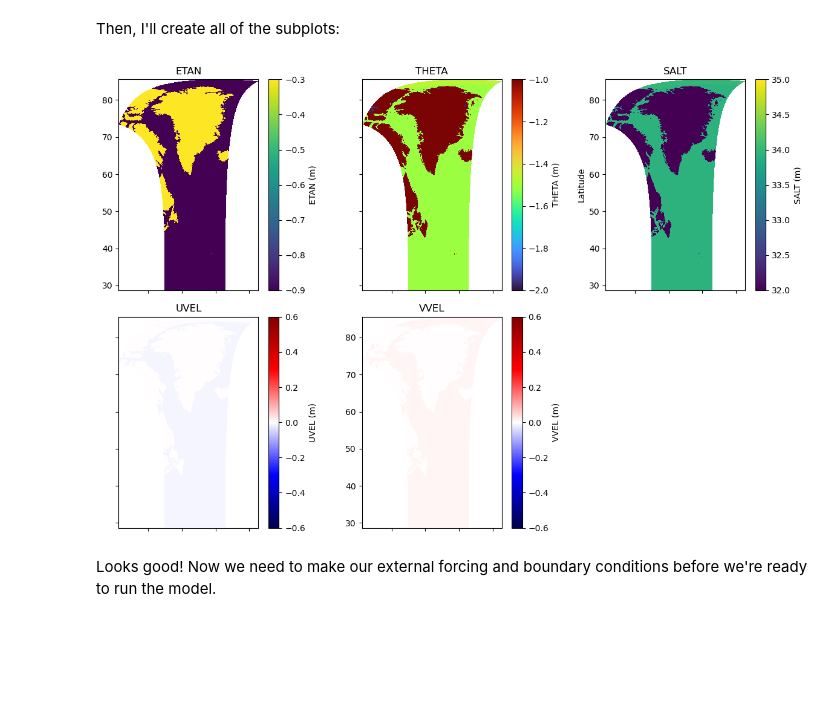
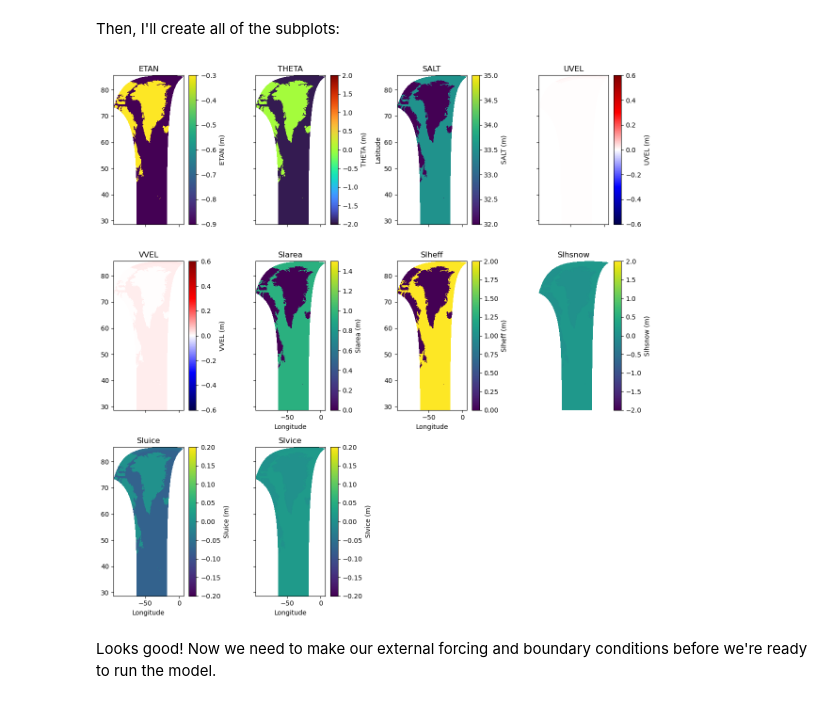
Before and after one commit to EddieNguyen2012/IcebergModeling, a Jupyter notebook: Notebooks/Creating Initial Conditions.ipynb, the cells around one changed output. Cells and saved outputs as stored; diff of their text form; code cells hidden in the pictures; blank space fills up the shorter version.

```diff
--- a/Notebooks/Creating Initial Conditions.ipynb
+++ b/Notebooks/Creating Initial Conditions.ipynb
@@ -202,16 +218,16 @@ init_grids = []
 # loop through each variable to read in the grid
 for variable_name in variable_names:
 
-    if variable_name == 'ETAN':
-        ds = nc4.Dataset(os.path.join(data_folder,file_prefix_dict[variable_name]))
-        grid = ds.variables[variable_name][:,:,:,:]
-        ds.close()
-    elif 'VEL' in variable_name:
+    if 'VEL' in variable_name:
         ds = nc4.Dataset(os.path.join(data_folder,'UVELMASS_1992.nc'))
         u_grid = ds.variables['UVELMASS'][:,:,:,:,:]
         ds.close()
         ds = nc4.Dataset(os.path.join(data_folder,'VVELMASS_1992.nc'))
         v_grid = ds.variables['VVELMASS'][:,:,:,:,:]
+        ds.close()
+    elif variable_name in ['ETAN', 'SIarea', 'SIheff', 'SIhsnow', 'SIuice', 'SIvice']:
+        ds = nc4.Dataset(os.path.join(data_folder,file_prefix_dict[variable_name]))
+        grid = ds.variables[variable_name][:,:,:,:]
         ds.close()
     else:
         ds = nc4.Dataset(os.path.join(data_folder,file_prefix_dict[variable_name]))
@@ -220,7 +236,7 @@ for variable_name in variable_names:
 
     # create a grid of zeros to fill in
     N = np.shape(grid)[-1]*np.shape(grid)[-2]
-    if variable_name == 'ETAN':
+    if variable_name in ['ETAN', 'SIarea', 'SIheff', 'SIhsnow', 'SIuice', 'SIvice']:
         init_grid = np.zeros((1, N*len(tile_list)))
     else:
         init_grid = np.zeros((np.size(ecco_RF_tiles[1]), N*len(tile_list)))
@@ -228,7 +244,7 @@ for variable_name in variable_names:
     # loop through the tiles
     points_counted = 0
     for tile_number in tile_list:
-        if variable_name == 'ETAN':
+        if variable_name in ['ETAN', 'SIarea', 'SIheff', 'SIhsnow', 'SIuice', 'SIvice']:
             init_grid[0,points_counted:points_counted+N] = \
                  grid[0, tile_number-1, :, :].ravel()
         elif 'VEL' in variable_name: # when using velocity, need to consider the tile rotations
@@ -283,7 +299,7 @@ for variable_name, init_grid in zip(variable_names, init_grids):
     # uncomment to use
     print('    - Interpolating the '+variable_name+' grid')
 
-    if variable_name == 'ETAN':
+    if variable_name in ['ETAN', 'SIarea', 'SIheff', 'SIhsnow', 'SIuice', 'SIvice']:
         model_mask = mask[:1,:,:]
     else:
         model_mask = mask
@@ -307,51 +323,57 @@ for variable_name, init_grid in zip(variable_names, init_grids):
 Now that the fields have been generated, I will plot them to ensure they look as expected. First, I'll generate some metadata for each one:
 # %%
 meta_dict = {'ETAN':[-0.9, -0.3, 'viridis', 'm'],
-            'THETA':[-2, -1, 'turbo', 'm'],
+            'THETA':[-2, 2, 'turbo', 'm'],
             'SALT':[32, 35, 'viridis', 'm'],
             'UVEL':[-0.6, 0.6, 'seismic', 'm'],
-            'VVEL':[-0.6, 0.6, 'seismic', 'm']}
+            'VVEL':[-0.6, 0.6, 'seismic', 'm'],
+            'SIarea':[0, 1.5, 'viridis', 'm'],
+            'SIheff':[0, 2, 'viridis', 'm'],
+            'SIhsnow':[-2, 2, 'viridis', 'm'],
+            'SIuice':[-0.2, 0.2, 'viridis', 'm'],
+            'SIvice':[-0.2, 0.2, 'viridis', 'm']
+             }
 # %% [markdown]
 Then, I'll create all of the subplots:
 # %%
-fig = plt.figure(figsize=(12,8))
+fig = plt.figure(figsize=(12,12))
 
 
 for i in range(len(variable_names)):
     variable_name = variable_names[i]
 
     SEA_init_grid = np.fromfile(os.path.join(input_dir,variable_name+'_IC.bin'),'>f4')
 
-    if variable_name == 'ETAN':
+    if variable_name in ['ETAN', 'SIarea', 'SIheff', 'SIhsnow', 'SIuice', 'SIvice']:
         SEA_init_grid = SEA_init_grid.reshape((np.shape(XC)[0], np.shape(XC)[1]))
     else:
         SEA_init_grid = SEA_init_grid.reshape((np.shape(delR)[0],np.shape(XC)[0], np.shape(XC)[1]))
-        SEA_init_grid = SEA_init_grid[10, :, :] # choose just the surface for plotting
+        SEA_init_grid = SEA_init_grid[0, :, :] # choose just the surface for plotting
 
-    plt.subplot(2,3,i+1)
+    plt.subplot(3,4,i+1)
     C = plt.pcolormesh(XC, YC, SEA_init_grid,
                        vmin=meta_dict[variable_names[i]][0],
                        vmax=meta_dict[variable_names[i]][1],
                        cmap=meta_dict[variable_names[i]][2])
     plt.colorbar(C, label=variable_names[i]+' ('+meta_dict[variable_names[i]][3]+')',fraction=0.26)
 
     if i<5:
         plt.gca().set_xticklabels([])
     else:
         plt.gca().set_xlabel('Longitude')
     if i%2==1:
         plt.gca().set_yticklabels([])
     if i==7:
         plt.gca().axis('off')
     if i==2:
         plt.gca().set_ylabel('Latitude')
     plt.title(variable_name)
 
 plt.tight_layout()
 
 plt.show()
 # %% [output]
-[figure, old version]
+[figure, new version]
 # %% [markdown]
 Looks good! Now we need to make our external forcing and boundary conditions before we're ready to run the model.
 # %% [markdown]
```
Also changed, not shown: parts of 2 cells of this notebook, 2 other files.
